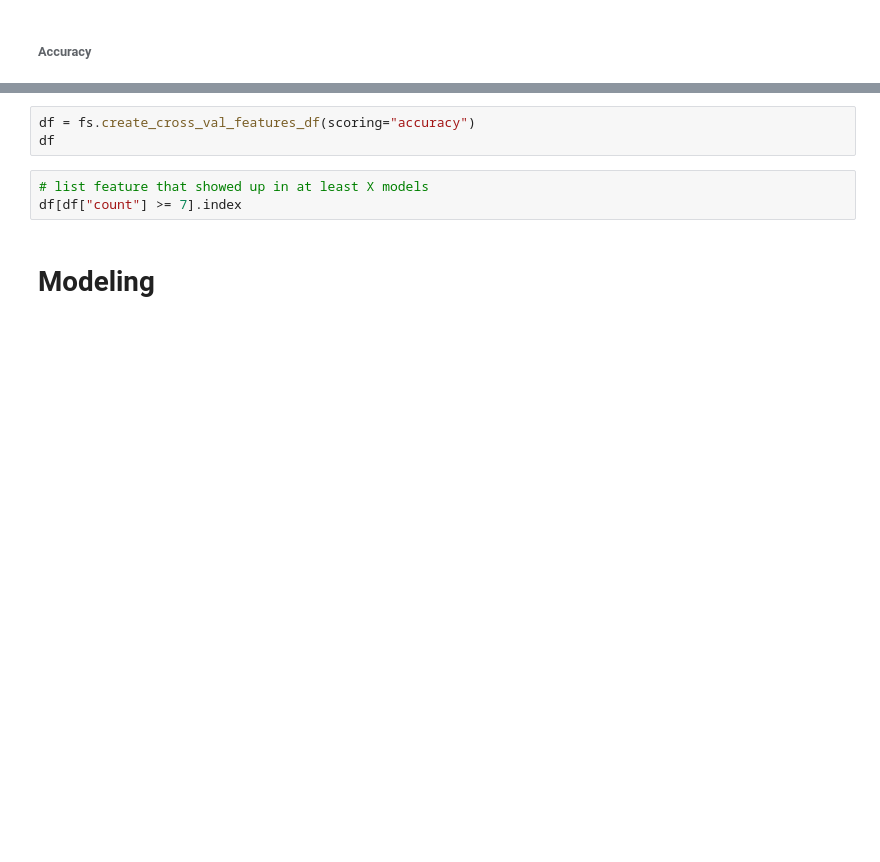
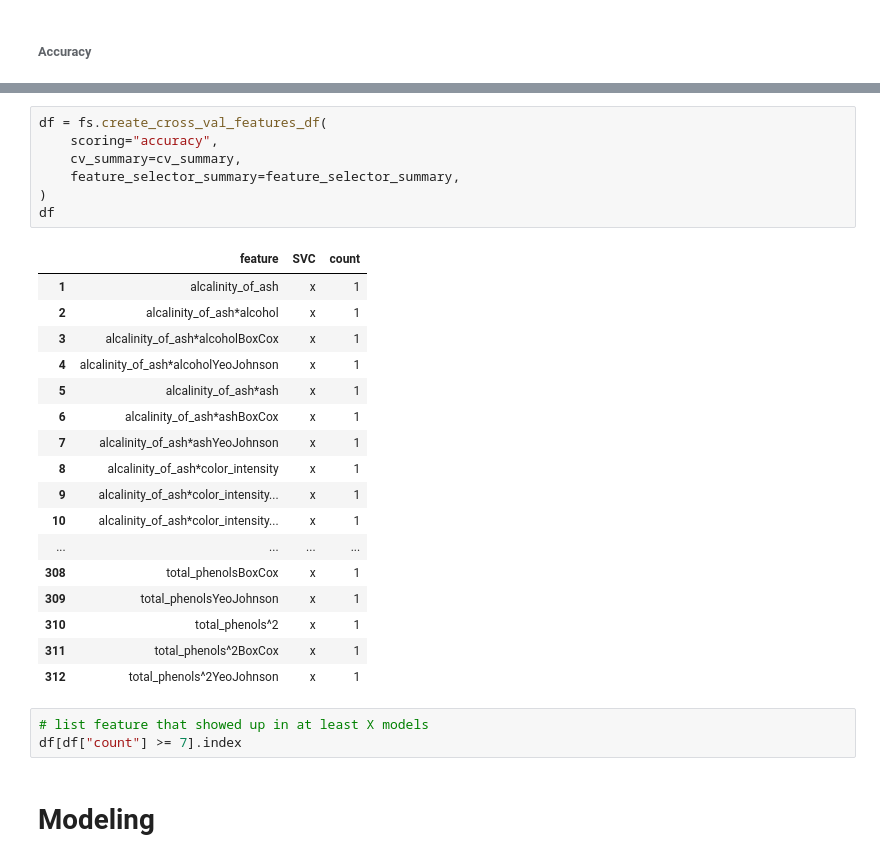
Before and after one commit to sudhu26/data-science-portfolio, a Jupyter notebook: projects/WineClassification/kernel.ipynb, the cells around one changed output, grey strips where cells are left out. Drawn from its saved outputs; the diff is of its cells as text; blank space fills up the shorter version.

```diff
--- a/projects/WineClassification/kernel.ipynb
+++ b/projects/WineClassification/kernel.ipynb
@@ -465,6 +591,28 @@ fs.feature_selector_results_plot(
 # %%
-df = fs.create_cross_val_features_df(scoring="accuracy")
+df = fs.create_cross_val_features_df(
+    scoring="accuracy",
+    cv_summary=cv_summary,
+    feature_selector_summary=feature_selector_summary,
+)
 df
+# %% [output]
+|  | feature | SVC | count |
+| 1 | alcalinity_of_ash | x | 1 |
+| 2 | alcalinity_of_ash*alcohol | x | 1 |
+| 3 | alcalinity_of_ash*alcoholBoxCox | x | 1 |
+| 4 | alcalinity_of_ash*alcoholYeoJohnson | x | 1 |
+| 5 | alcalinity_of_ash*ash | x | 1 |
+| 6 | alcalinity_of_ash*ashBoxCox | x | 1 |
+| 7 | alcalinity_of_ash*ashYeoJohnson | x | 1 |
+| 8 | alcalinity_of_ash*color_intensity | x | 1 |
+| 9 | alcalinity_of_ash*color_intensity... | x | 1 |
+| 10 | alcalinity_of_ash*color_intensity... | x | 1 |
+| ... | ... | ... | ... |
+| 308 | total_phenolsBoxCox | x | 1 |
+| 309 | total_phenolsYeoJohnson | x | 1 |
+| 310 | total_phenols^2 | x | 1 |
+| 311 | total_phenols^2BoxCox | x | 1 |
+| 312 | total_phenols^2YeoJohnson | x | 1 |
 # %%
 # list feature that showed up in at least X models
 df[df["count"] >= 7].index
```
Also changed, not shown: parts of 30 cells of this notebook, 11 other files.
